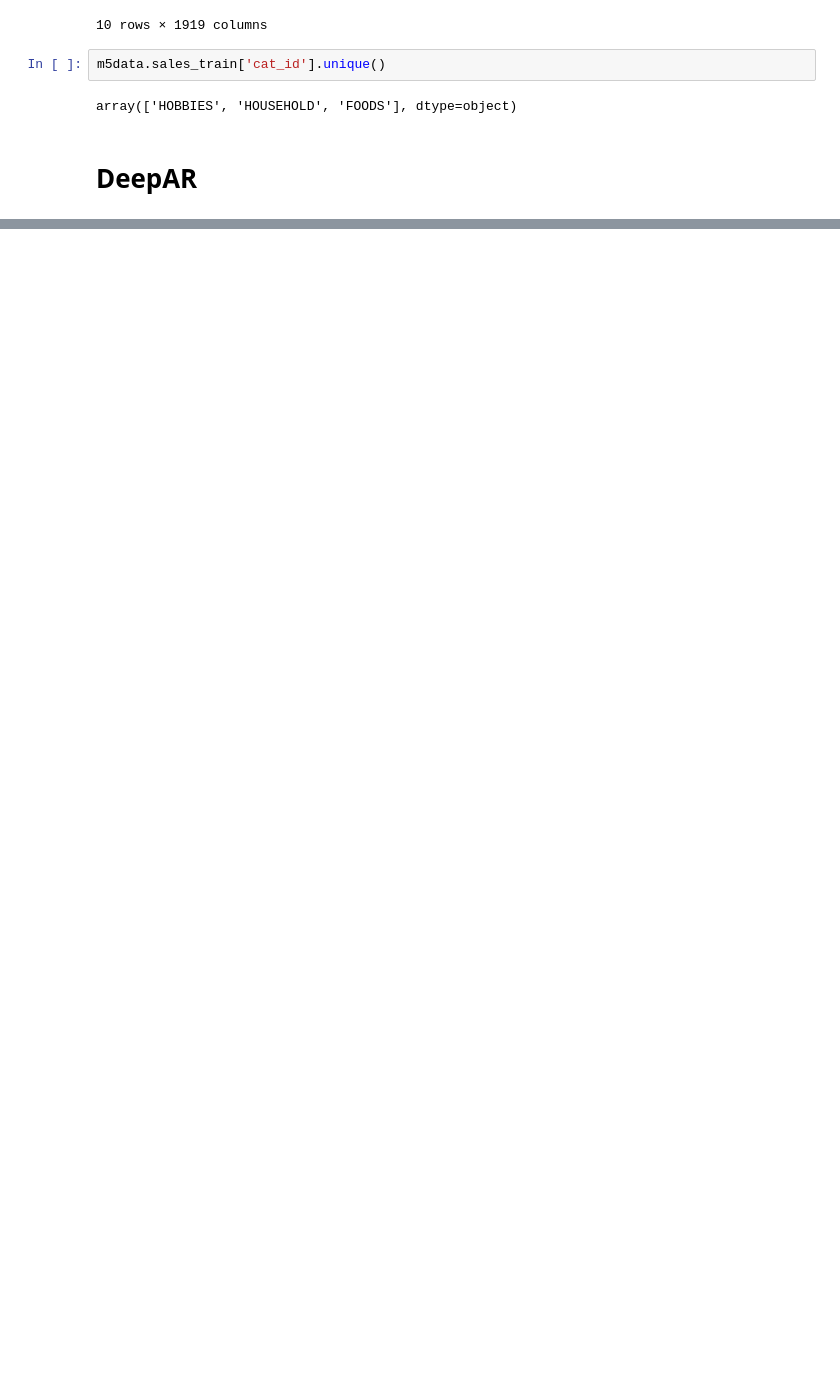
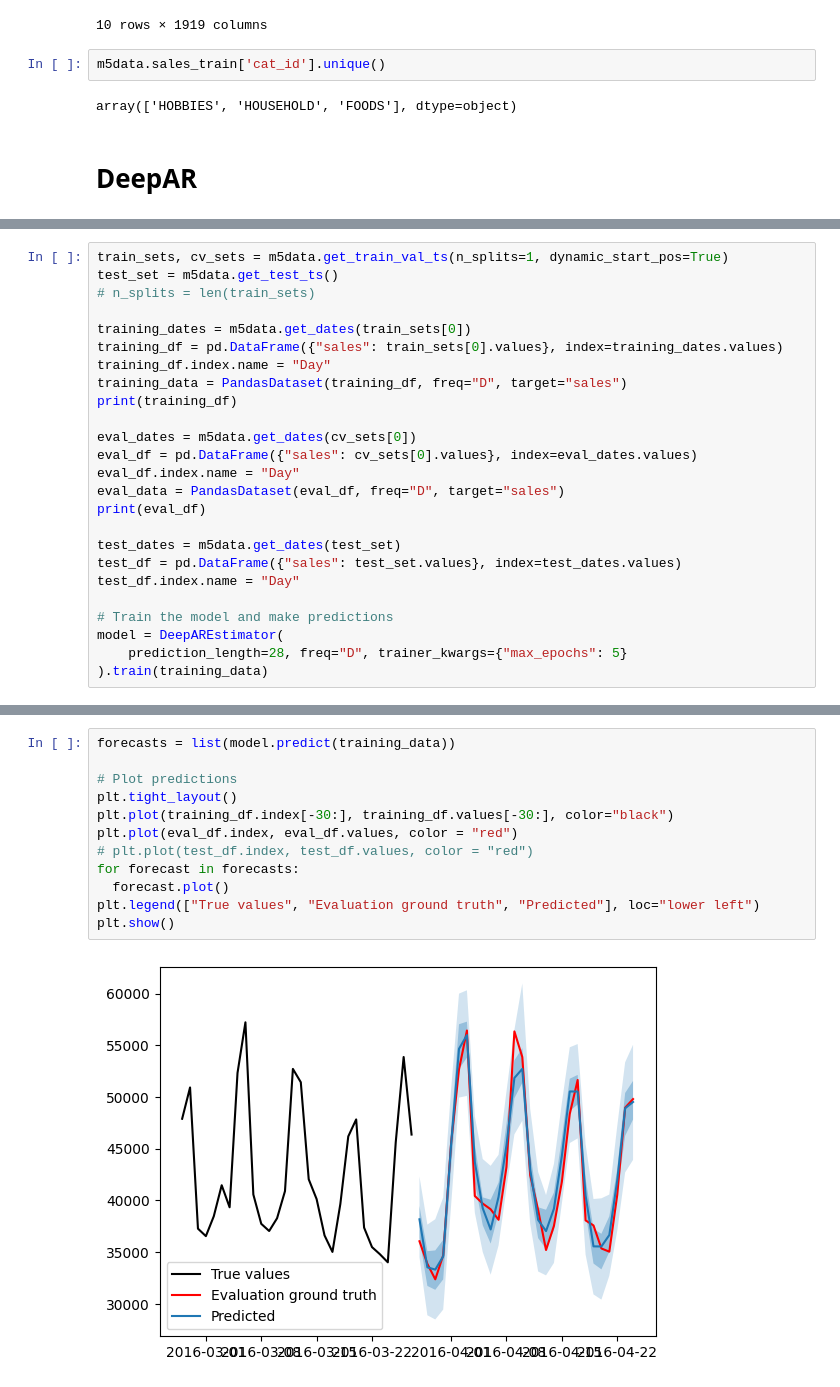
Before and after one commit to alanglk/KISA_ITSDA, a Jupyter notebook: TSF/time_series_forecasting.ipynb, the cells around one changed output, grey strips where cells are left out. Saved outputs shown, nothing was run; the diff lists cells and outputs as text; blank space fills up the shorter version.

Commit message:
DeepAR funciona regulinchi

```diff
--- a/TSF/time_series_forecasting.ipynb
+++ b/TSF/time_series_forecasting.ipynb
@@ -193,0 +141,25 @@ Epoch 4, global step 250: 'train_loss' reached 4.26583 (best 4.26583), saving mo
+# %%
+train_sets, cv_sets = m5data.get_train_val_ts(n_splits=1, dynamic_start_pos=True)
+test_set = m5data.get_test_ts()
+# n_splits = len(train_sets)
+
+training_dates = m5data.get_dates(train_sets[0])
+training_df = pd.DataFrame({"sales": train_sets[0].values}, index=training_dates.values)
+training_df.index.name = "Day"
+training_data = PandasDataset(training_df, freq="D", target="sales")
+print(training_df)
+
+eval_dates = m5data.get_dates(cv_sets[0])
+eval_df = pd.DataFrame({"sales": cv_sets[0].values}, index=eval_dates.values)
+eval_df.index.name = "Day"
+eval_data = PandasDataset(eval_df, freq="D", target="sales")
+print(eval_df)
+
+test_dates = m5data.get_dates(test_set)
+test_df = pd.DataFrame({"sales": test_set.values}, index=test_dates.values)
+test_df.index.name = "Day"
+
+# Train the model and make predictions
+model = DeepAREstimator(
+    prediction_length=28, freq="D", trainer_kwargs={"max_epochs": 5}
+).train(training_data)
@@ -193,0 +206,14 @@ Epoch 4, global step 250: 'train_loss' reached 4.26583 (best 4.26583), saving mo
+# %%
+forecasts = list(model.predict(training_data))
+
+# Plot predictions
+plt.tight_layout()
+plt.plot(training_df.index[-30:], training_df.values[-30:], color="black")
+plt.plot(eval_df.index, eval_df.values, color = "red")
+# plt.plot(test_df.index, test_df.values, color = "red")
+for forecast in forecasts:
+  forecast.plot()
+plt.legend(["True values", "Evaluation ground truth", "Predicted"], loc="lower left")
+plt.show()
+# %% [output]
+[figure, added]
```
Also changed, not shown: parts of 11 cells of this notebook, 5 other files.
